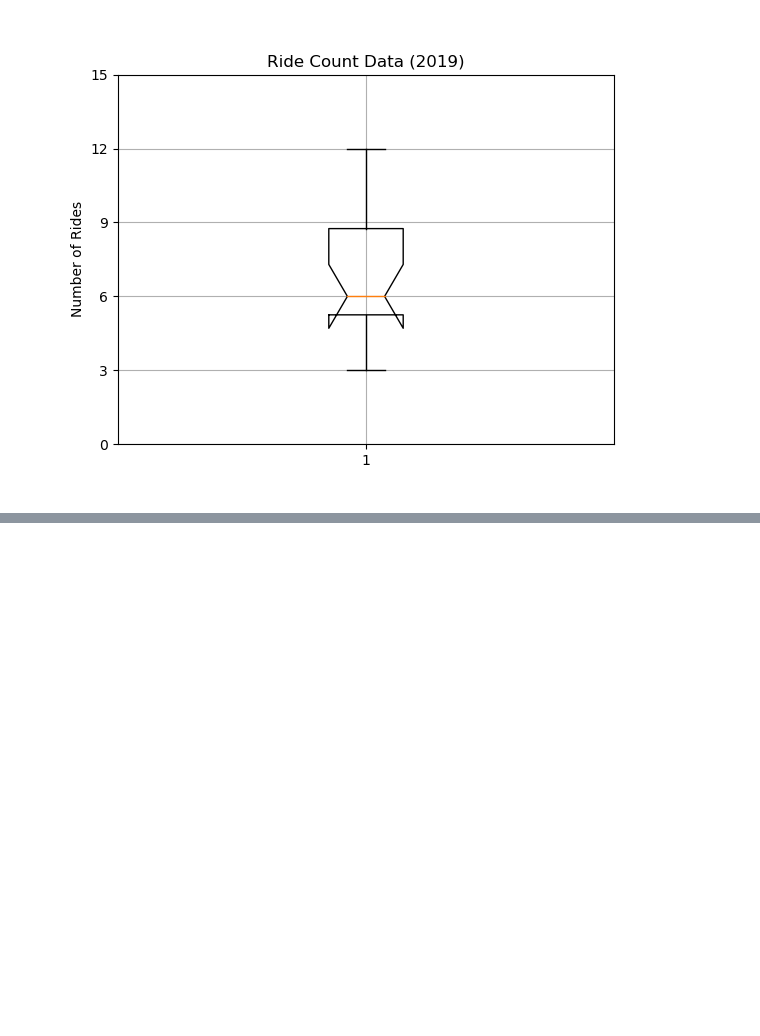
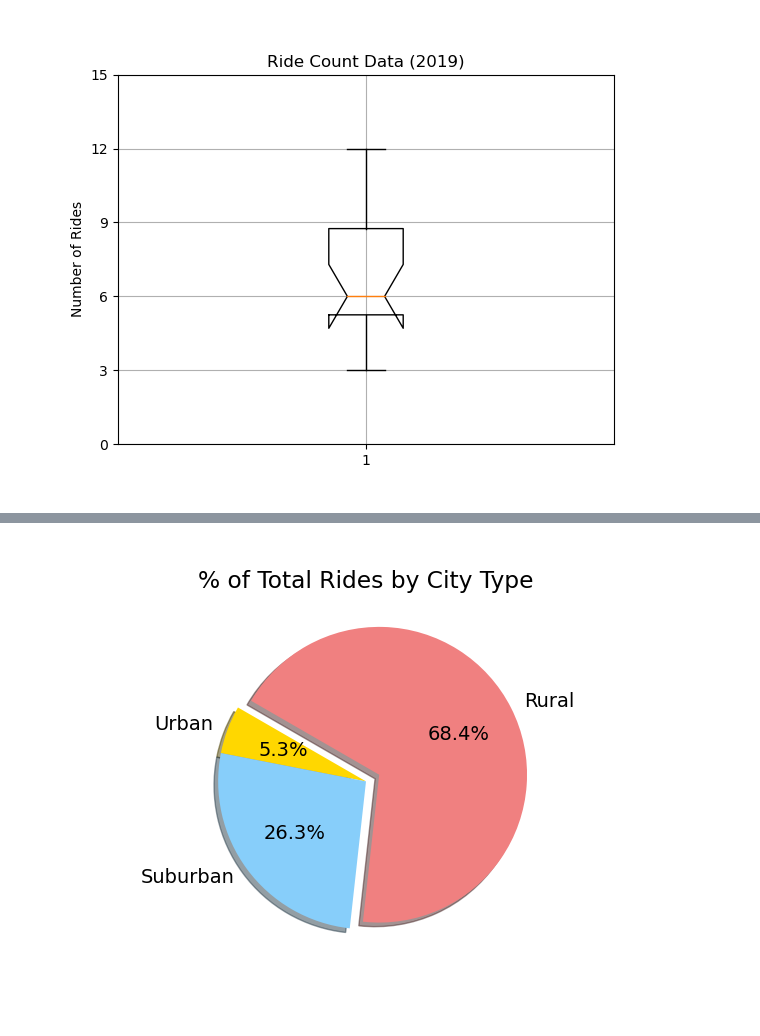
Before and after one commit to DanielMastCA/PyBer_Analysis, a Jupyter notebook: PyBer.ipynb, the cells around one changed output, grey strips where cells are left out. Saved outputs shown, nothing was run; the diff lists cells and outputs as text; code cells hidden in the pictures; blank space fills up the shorter version.

```diff
--- a/PyBer.ipynb
+++ b/PyBer.ipynb
@@ -660,0 +714,23 @@ fig.show()
+# %%
+x_labels = ["Urban", "Suburban", "Rural"]
+explode = [0, 0, 0.1]
+colors = ["gold", "lightskyblue", "lightcoral"]
+
+fig, ax = plt.subplots()
+
+ax.pie(
+    ride_percents,
+    labels = x_labels,
+    explode = explode,
+    shadow = True,
+    startangle = 150,
+    autopct = "%1.1f%%",
+    colors = colors
+)
+
+ax.set_title("% of Total Rides by City Type")
+mpl.rcParams["font.weight"] = "400"
+plt.savefig(os.path.join("analysis", "Fig6.png"))
+plt.show()
+# %% [output]
+[figure, added]
```
Also changed, not shown: parts of 7 cells of this notebook, 1 other file.
